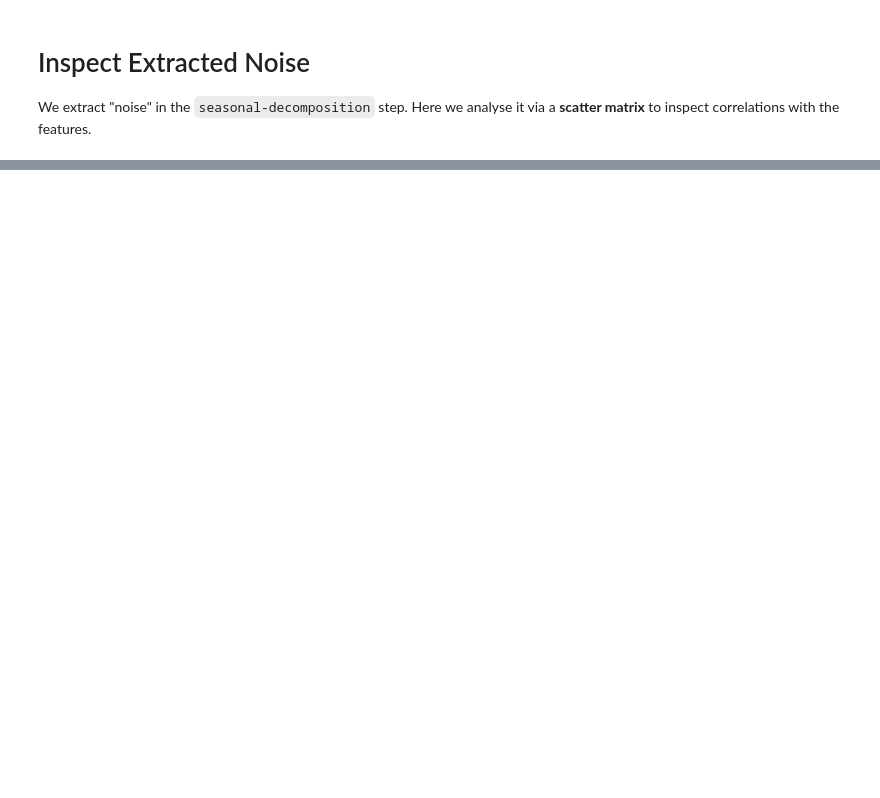
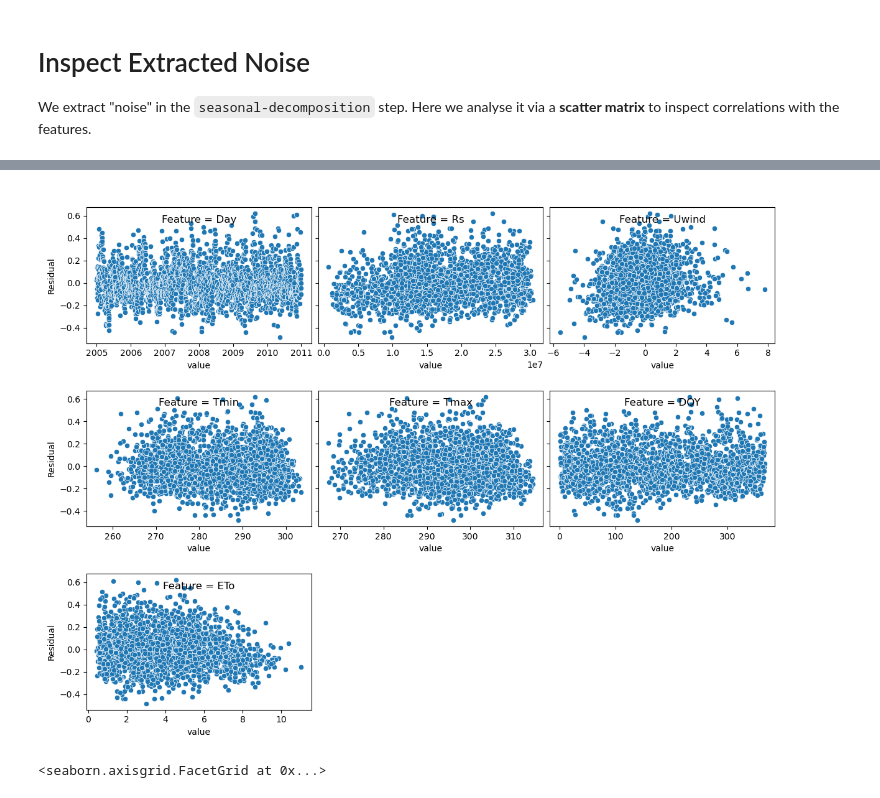
Before and after one commit to fedesss98/kc-predict, a Jupyter notebook: notebook/06-inspect-noise.ipynb, the cells around one changed output, grey strips where cells are left out. Cells and saved outputs as stored; diff of their text form; code cells hidden in the pictures; blank space fills up the shorter version.

```diff
--- a/notebook/06-inspect-noise.ipynb
+++ b/notebook/06-inspect-noise.ipynb
@@ -43,0 +43,4 @@ sns.scatterplot(df_noise, x="Day", y="resid", hue="DOY", palette="crest")
+# %%
+features_used = ["Rs", "Uwind", "Tmin", "Tmax", "DOY", "ETo"]
+df_fts = pd.read_pickle(root / "data/raw/data.pickle").loc[:, features_used].reset_index()
+df_fts
@@ -43,0 +63,3 @@ sns.scatterplot(df_noise, x="Day", y="resid", hue="DOY", palette="crest")
+# %%
+df = df_fts.merge(df_noise, on="Day")
+df.head()
@@ -43,0 +75,3 @@ sns.scatterplot(df_noise, x="Day", y="resid", hue="DOY", palette="crest")
+# %%
+df_melted = df.melt(id_vars=["Residual"], var_name="Feature")
+df_melted
@@ -43,0 +92,26 @@ sns.scatterplot(df_noise, x="Day", y="resid", hue="DOY", palette="crest")
+# %%
+def plot_correlation(data, x, y):
+    g = sns.relplot(data, x=x, y=y,
+                    col="Feature", col_wrap=3,
+                    facet_kws={"sharey":True, "sharex":False}, height=3, aspect=4/3)
+    # for i, f in enumerate(features_used):
+    #     g.axes[i].set_xlabel(f)
+
+    # Draw lines for the upper and right sides of each axis
+    for ax in g.axes.flat:
+        ax.spines['top'].set_visible(True)
+        ax.spines['right'].set_visible(True)
+
+    # Adjust the titles of each subplot
+    for ax in g.axes.flat:
+        ax.set_title(ax.get_title(), y=.85)  # Adjust the y value as needed
+
+    g.fig.subplots_adjust(wspace=0.03)
+
+    plt.show()
+    return g
+
+plot_correlation(df_melted, "value", "Residual")
+# %% [output]
+[figure, added]
+<seaborn.axisgrid.FacetGrid at 0x...>
```
Also changed, not shown: parts of 16 cells of this notebook.
